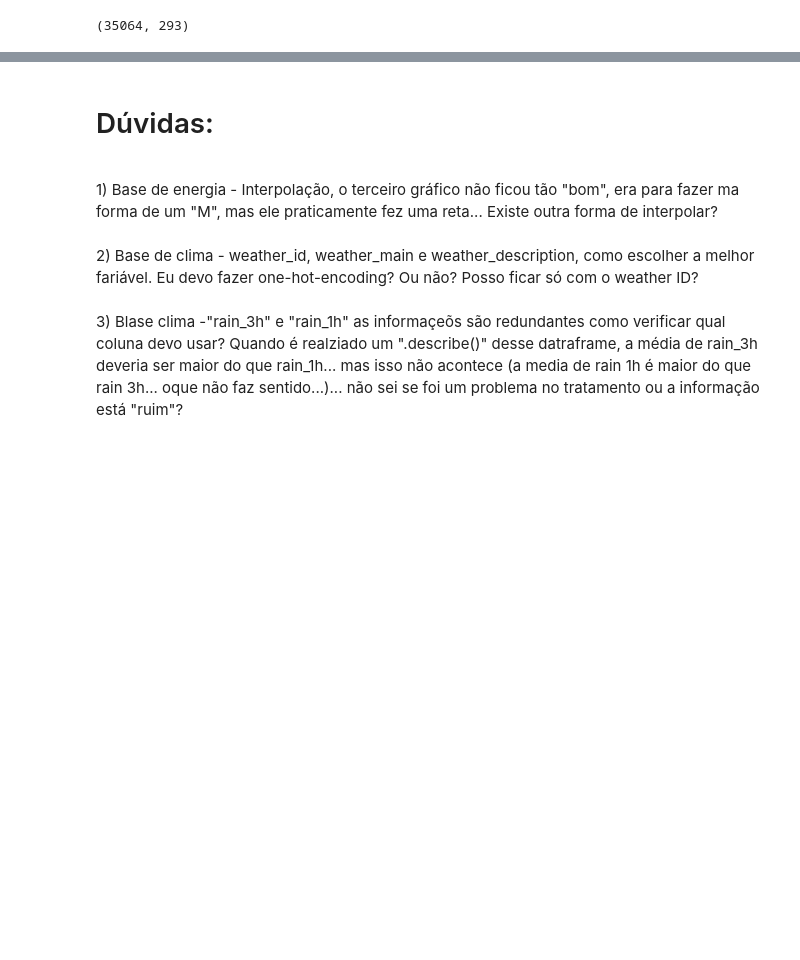
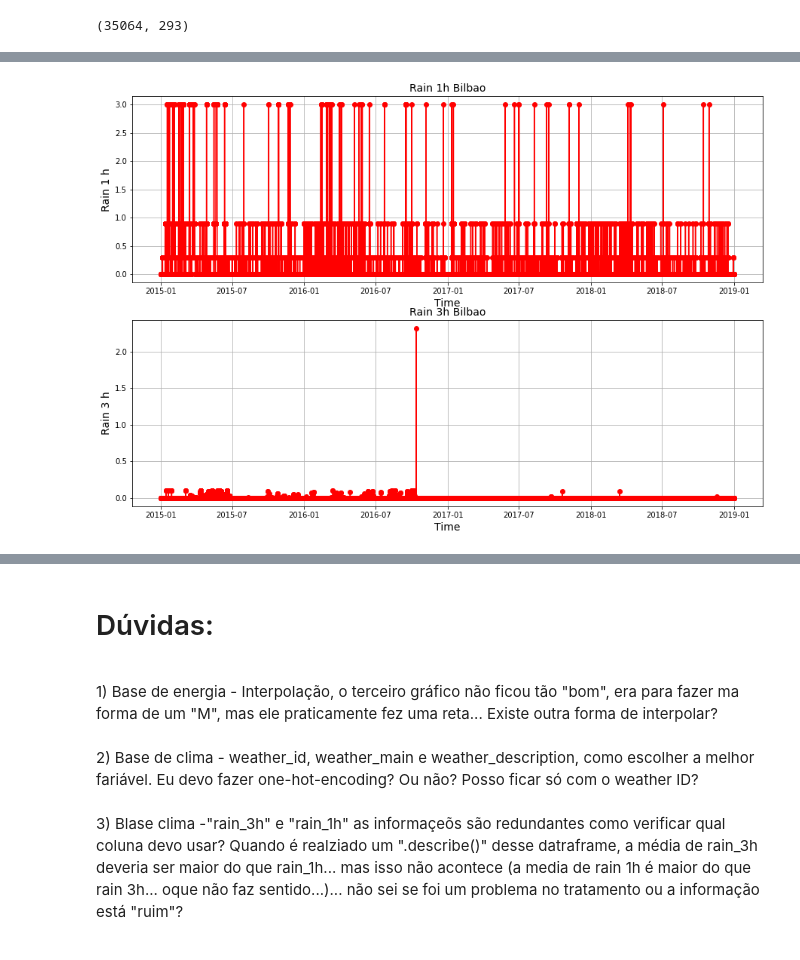
Before and after one commit to secretaria-ICA/Previsao_do_Preco_de_Energia, a Jupyter notebook: TCC_Energia.ipynb, the cells around one changed output, grey strips where cells are left out. Saved outputs shown, nothing was run; the diff lists cells and outputs as text; code cells hidden in the pictures; blank space fills up the shorter version.

```diff
--- a/TCC_Energia.ipynb
+++ b/TCC_Energia.ipynb
@@ -828,0 +886,21 @@ df_final.shape
+# %%
+fig = plt.figure(figsize=(15, 10))
+
+plt.subplot(2, 1, 1)
+plt.plot(df_final['time'],df_final['rain_1h_Bilbao'], color='red', marker='o')
+plt.title('Rain 1h Bilbao', fontsize=14)
+plt.xlabel('Time', fontsize=14)
+plt.ylabel('Rain 1 h', fontsize=14)
+plt.grid(True)
+
+
+plt.subplot(2, 1, 2)
+plt.plot(df_final['time'],df_final['rain_3h_Bilbao'], color='red', marker='o')
+plt.title('Rain 3h Bilbao', fontsize=14)
+plt.xlabel('Time', fontsize=14)
+plt.ylabel('Rain 3 h', fontsize=14)
+plt.grid(True)
+
+plt.show()
+# %% [output]
+[figure, added]
```
Also changed, not shown: parts of 13 cells of this notebook.
